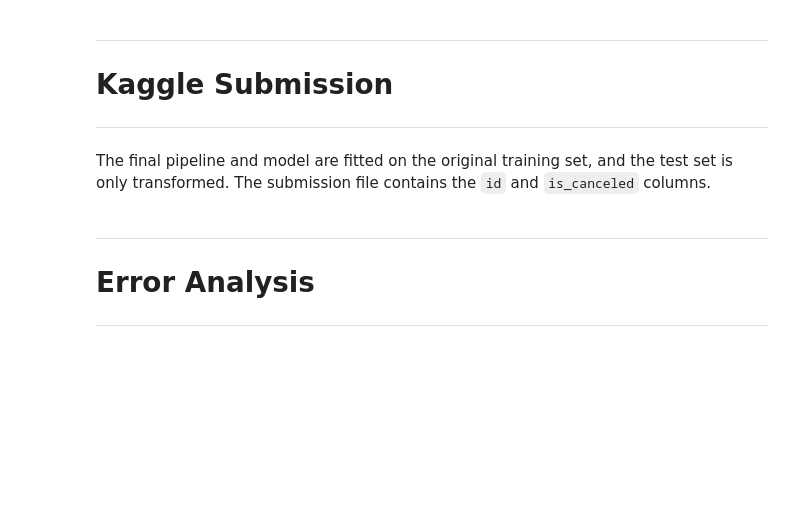
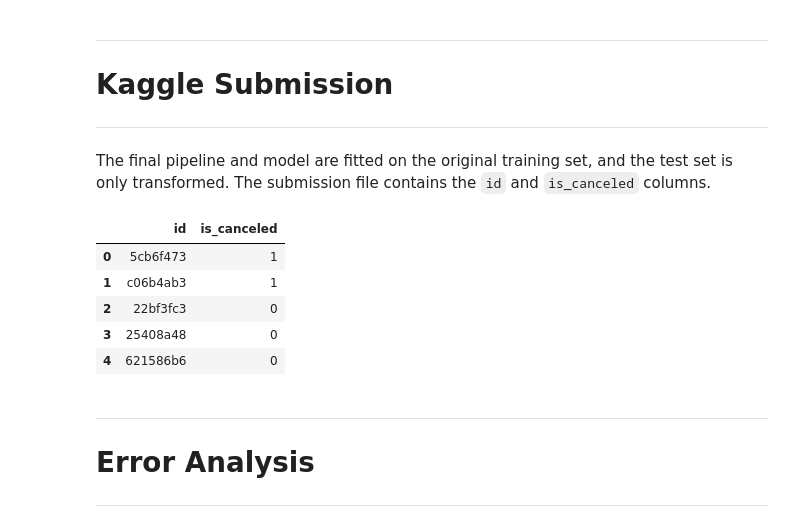
Before and after one commit to buege-putra/IF3170_G23_NoName, a Jupyter notebook: notebook.ipynb, the cells around one changed output. Drawn from its saved outputs; the diff is of its cells as text; code cells hidden in the pictures; blank space fills up the shorter version.

```diff
--- a/notebook.ipynb
+++ b/notebook.ipynb
@@ -1013,15 +1032,22 @@ print(f'{len(all_models)} models saved and reloaded identically')
 # %% [markdown]
 The final pipeline and model are fitted on the original training set, and the test set is only transformed. The submission file contains the `id` and `is_canceled` columns.
 # %%
-pre_final = Preprocessor(encoding=ENCODINGS[variants[BEST_NAME]], target=CFG.TARGET)
-X_full, y_full = pre_final.fit_transform(train_df)
-X_test, _ = pre_final.transform(test_df)
+encoding = ENCODINGS[variants[BEST_NAME]]
+(X_full, X_test_final), y_full, _ = prepare(train_df, [test_df], encoding)
 
 final_model = factories[BEST_NAME]()
 final_model.fit(X_full, y_full)
-submission = pd.DataFrame({'id': test_df['id'], CFG.TARGET: final_model.predict(X_test)})
+
+submission = pd.DataFrame({CFG.ID: test_df[CFG.ID], CFG.TARGET: final_model.predict(X_test_final)})
 submission.to_csv(CFG.OUTPUT_DIR / 'submission.csv', index=False)
 submission.head()
+# %% [output]
+|  | id | is_canceled |
+| 0 | 5cb6f473 | 1 |
+| 1 | c06b4ab3 | 1 |
+| 2 | 22bf3fc3 | 0 |
+| 3 | 25408a48 | 0 |
+| 4 | 621586b6 | 0 |
 # %% [markdown]
 ---
 
```
Also changed, not shown: parts of 3 cells of this notebook.
